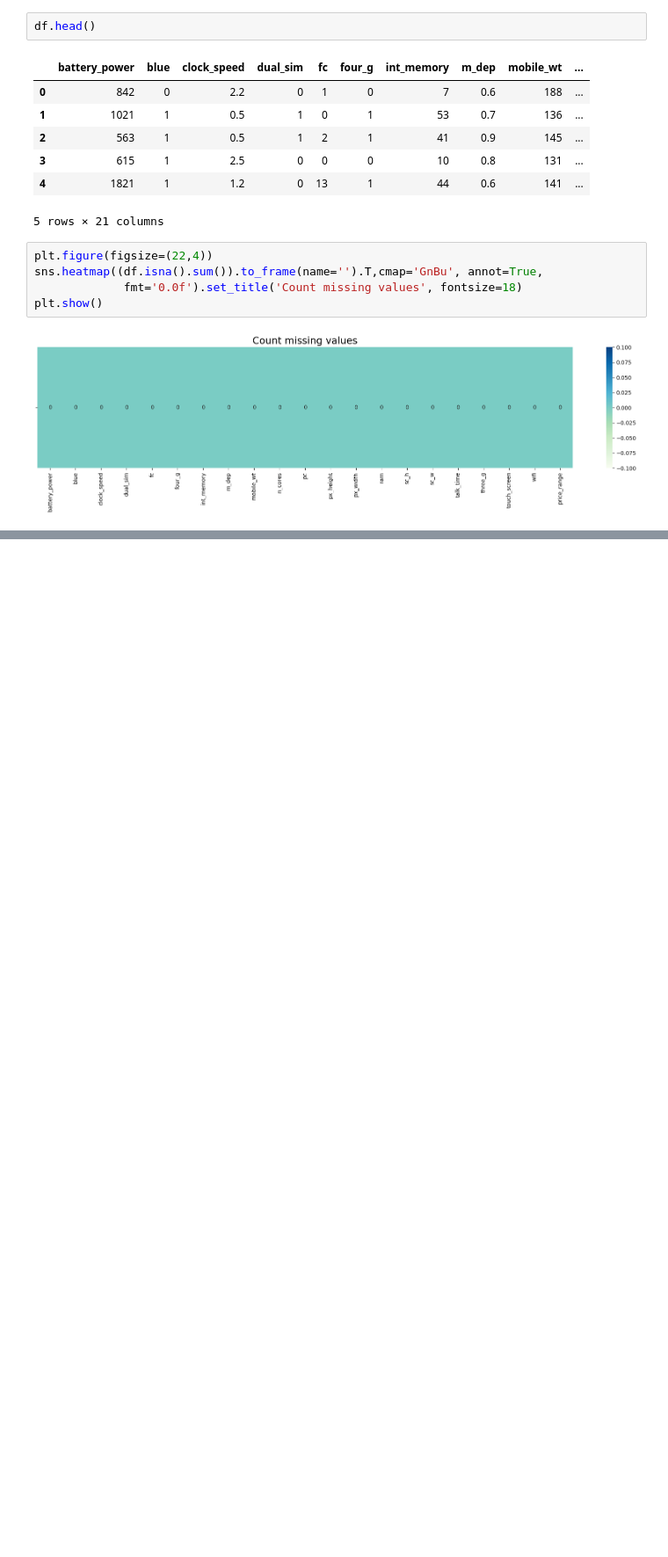
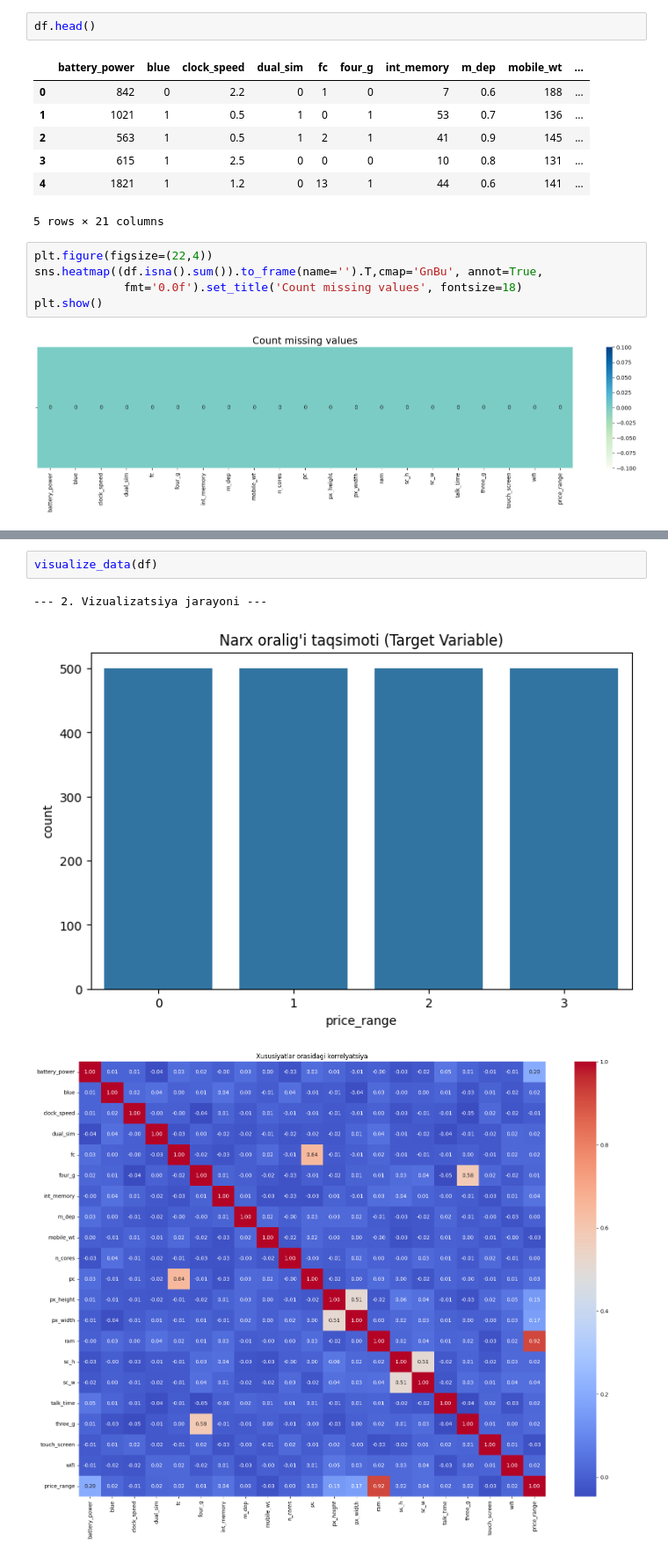
Before and after one commit to bunyod123/Modular_Programming_Projects, a Jupyter notebook: SecondWeekProject/Notebooks/data_visualization.ipynb, the cells around one changed output, grey strips where cells are left out. Shown at 88% size. Saved outputs shown, nothing was run; the diff lists cells and outputs as text; blank space fills up the shorter version.

```diff
--- a/SecondWeekProject/Notebooks/data_visualization.ipynb
+++ b/SecondWeekProject/Notebooks/data_visualization.ipynb
@@ -77,0 +41,6 @@ plt.tight_layout()
+# %%
+visualize_data(df)
+# %% [output]
+--- 2. Vizualizatsiya jarayoni ---
+[figure, added]
+[figure, added]
```
Also changed, not shown: parts of 8 cells of this notebook, 15 other files.
